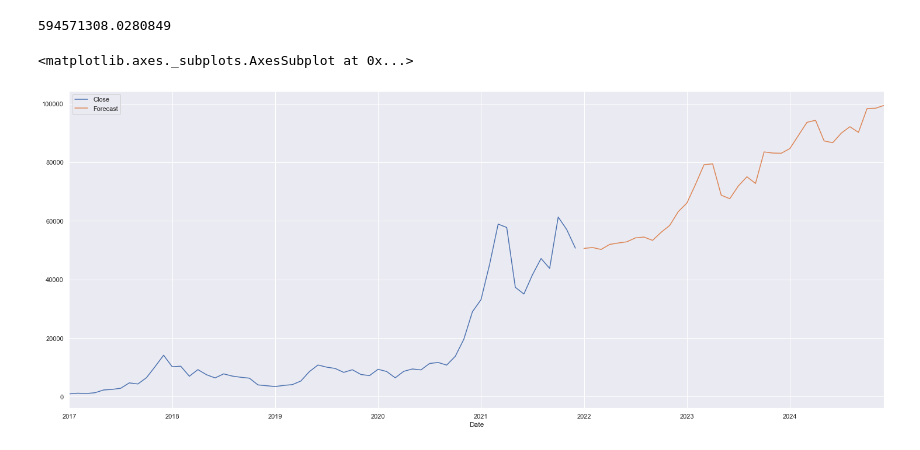
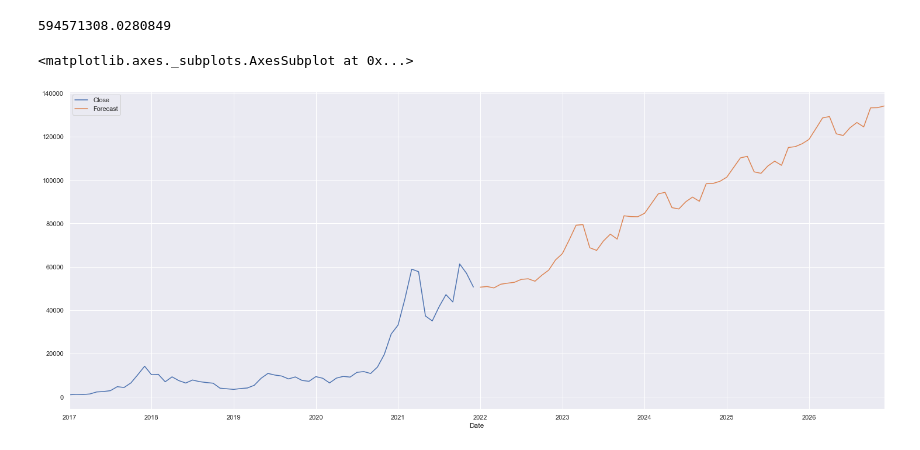
Before and after one commit to dmayo0317/project4, a Jupyter notebook: Bitcoin_monthly.ipynb, the cells around one changed output. Saved outputs shown, nothing was run; the diff lists cells and outputs as text; code cells hidden in the pictures.

```diff
--- a/Bitcoin_monthly.ipynb
+++ b/Bitcoin_monthly.ipynb
@@ -186,14 +186,14 @@ mean_squared_error(test["Close"], predictions)
 # %%
 # Train the model on the full dataset
 model = model = SARIMAX(bitcoin_df['Close'],order = (0, 1, 1),seasonal_order =(2, 1, 1, 12))
 result = model.fit()
 
 # Forecast for the next 20 years
-forecast = result.predict(start = len(bitcoin_df),end = (len(bitcoin_df)-1) + 3 * 12,typ = 'levels').rename('Forecast')
+forecast = result.predict(start = len(bitcoin_df),end = (len(bitcoin_df)-1) + 5 * 12,typ = 'levels').rename('Forecast')
 
 # Plot the forecast values
 bitcoin_df['Close'].plot(figsize = (25, 10), legend = True)
 forecast.plot(legend = True)
 # %% [output]
 <matplotlib.axes._subplots.AxesSubplot at 0x...>
-[figure, old version]
+[figure, new version]
```
Also changed, not shown: parts of 2 cells of this notebook, 5 other files.
